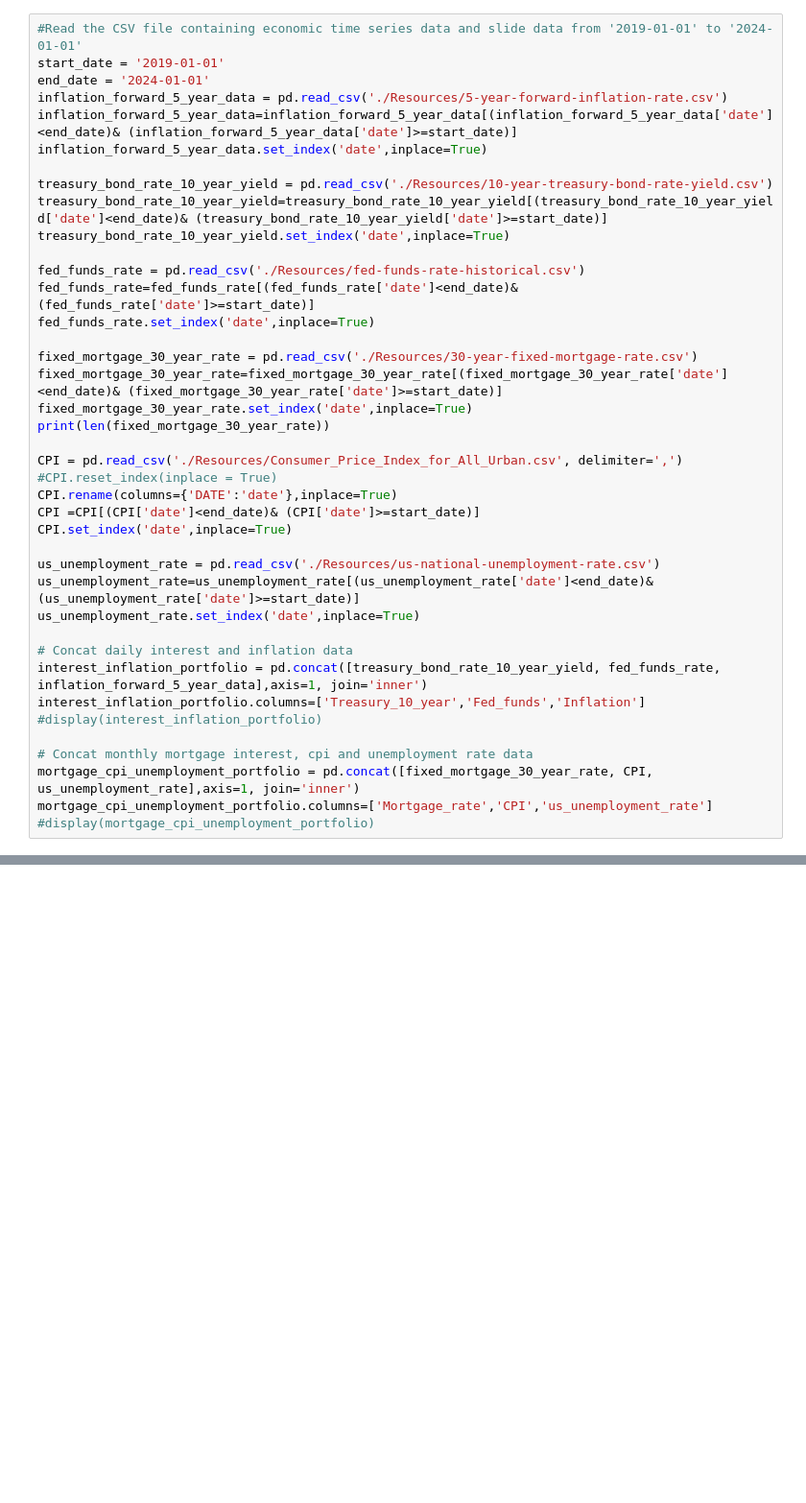
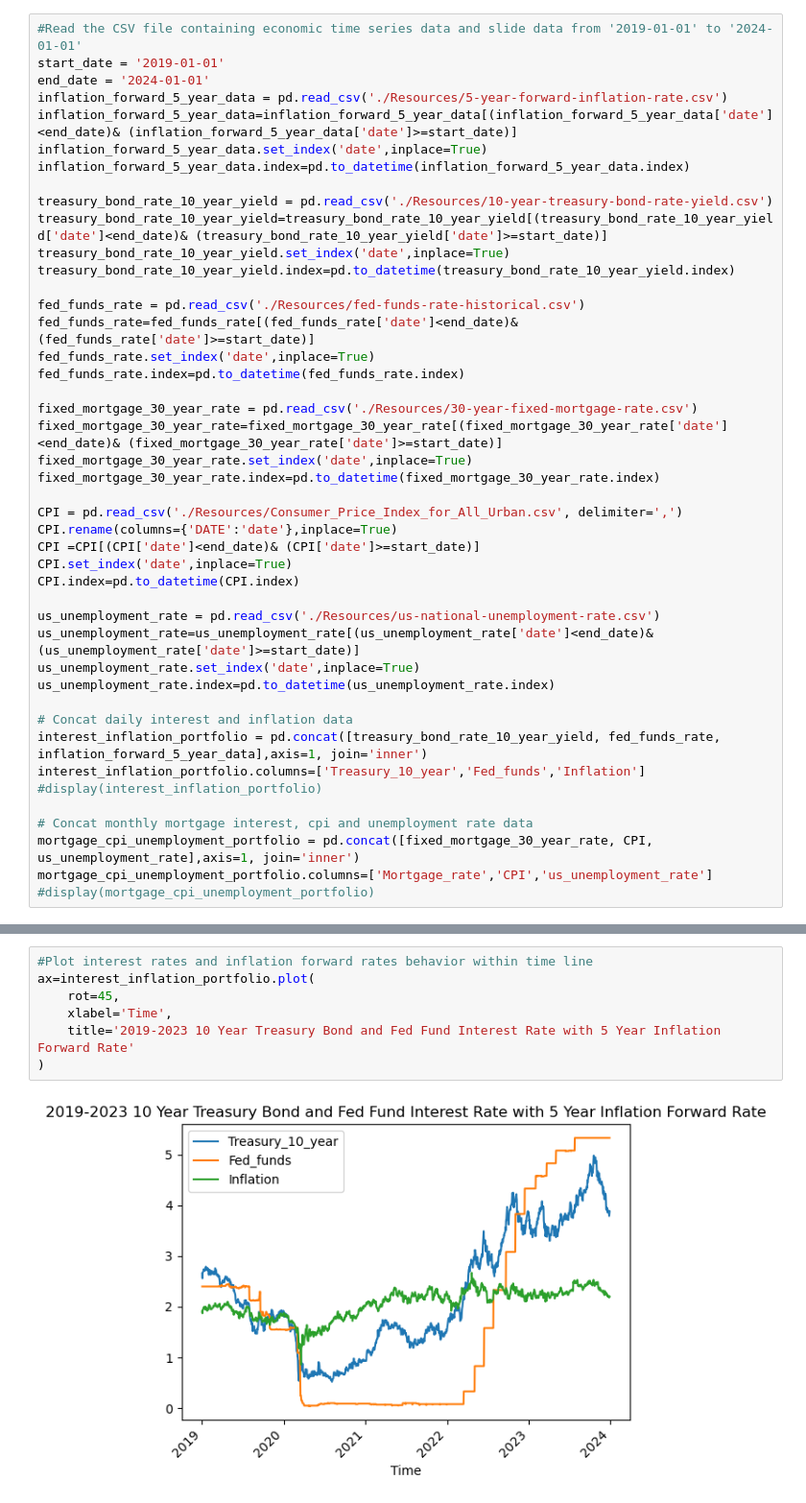
Before and after one commit to justicebangura/Project-1, a Jupyter notebook: economic_data_prep.ipynb, the cells around one changed output, grey strips where cells are left out. Shown at 96% size. Saved outputs shown, nothing was run; the diff lists cells and outputs as text; blank space fills up the shorter version.

Commit message:
economic data statistic analysis update

```diff
--- a/economic_data_prep.ipynb
+++ b/economic_data_prep.ipynb
@@ -10,29 +18,33 @@ end_date = '2024-01-01'
 inflation_forward_5_year_data = pd.read_csv('./Resources/5-year-forward-inflation-rate.csv')
 inflation_forward_5_year_data=inflation_forward_5_year_data[(inflation_forward_5_year_data['date']<end_date)& (inflation_forward_5_year_data['date']>=start_date)]
 inflation_forward_5_year_data.set_index('date',inplace=True)
+inflation_forward_5_year_data.index=pd.to_datetime(inflation_forward_5_year_data.index)
 
 treasury_bond_rate_10_year_yield = pd.read_csv('./Resources/10-year-treasury-bond-rate-yield.csv')
 treasury_bond_rate_10_year_yield=treasury_bond_rate_10_year_yield[(treasury_bond_rate_10_year_yield['date']<end_date)& (treasury_bond_rate_10_year_yield['date']>=start_date)]
 treasury_bond_rate_10_year_yield.set_index('date',inplace=True)
+treasury_bond_rate_10_year_yield.index=pd.to_datetime(treasury_bond_rate_10_year_yield.index)
 
 fed_funds_rate = pd.read_csv('./Resources/fed-funds-rate-historical.csv')
 fed_funds_rate=fed_funds_rate[(fed_funds_rate['date']<end_date)& (fed_funds_rate['date']>=start_date)]
 fed_funds_rate.set_index('date',inplace=True)
+fed_funds_rate.index=pd.to_datetime(fed_funds_rate.index)
 
 fixed_mortgage_30_year_rate = pd.read_csv('./Resources/30-year-fixed-mortgage-rate.csv')
 fixed_mortgage_30_year_rate=fixed_mortgage_30_year_rate[(fixed_mortgage_30_year_rate['date']<end_date)& (fixed_mortgage_30_year_rate['date']>=start_date)]
 fixed_mortgage_30_year_rate.set_index('date',inplace=True)
-print(len(fixed_mortgage_30_year_rate))
+fixed_mortgage_30_year_rate.index=pd.to_datetime(fixed_mortgage_30_year_rate.index)
 
 CPI = pd.read_csv('./Resources/Consumer_Price_Index_for_All_Urban.csv', delimiter=',')
-#CPI.reset_index(inplace = True)
 CPI.rename(columns={'DATE':'date'},inplace=True)
 CPI =CPI[(CPI['date']<end_date)& (CPI['date']>=start_date)]
 CPI.set_index('date',inplace=True)
+CPI.index=pd.to_datetime(CPI.index)
 
 us_unemployment_rate = pd.read_csv('./Resources/us-national-unemployment-rate.csv')
 us_unemployment_rate=us_unemployment_rate[(us_unemployment_rate['date']<end_date)& (us_unemployment_rate['date']>=start_date)]
 us_unemployment_rate.set_index('date',inplace=True)
+us_unemployment_rate.index=pd.to_datetime(us_unemployment_rate.index)
 
 # Concat daily interest and inflation data
 interest_inflation_portfolio = pd.concat([treasury_bond_rate_10_year_yield, fed_funds_rate, inflation_forward_5_year_data],axis=1, join='inner')
@@ -79,0 +74,9 @@ mortgage_cpi_unemployment_portfolio.columns=['Mortgage_rate','CPI','us_unemploym
+# %%
+#Plot interest rates and inflation forward rates behavior within time line
+ax=interest_inflation_portfolio.plot(
+    rot=45,
+    xlabel='Time',
+    title='2019-2023 10 Year Treasury Bond and Fed Fund Interest Rate with 5 Year Inflation Forward Rate'
+)
+# %% [output]
+[figure, added]
```
Also changed, not shown: parts of 14 cells of this notebook, 2 other files.
